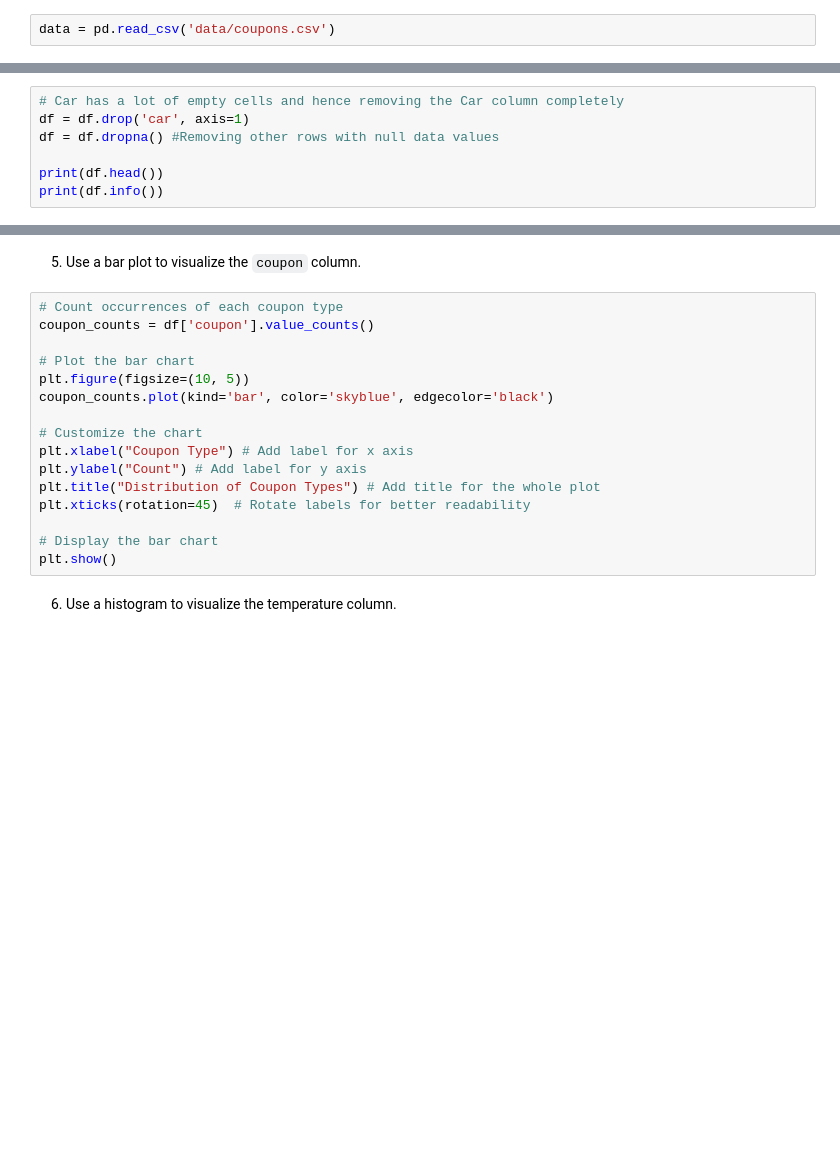
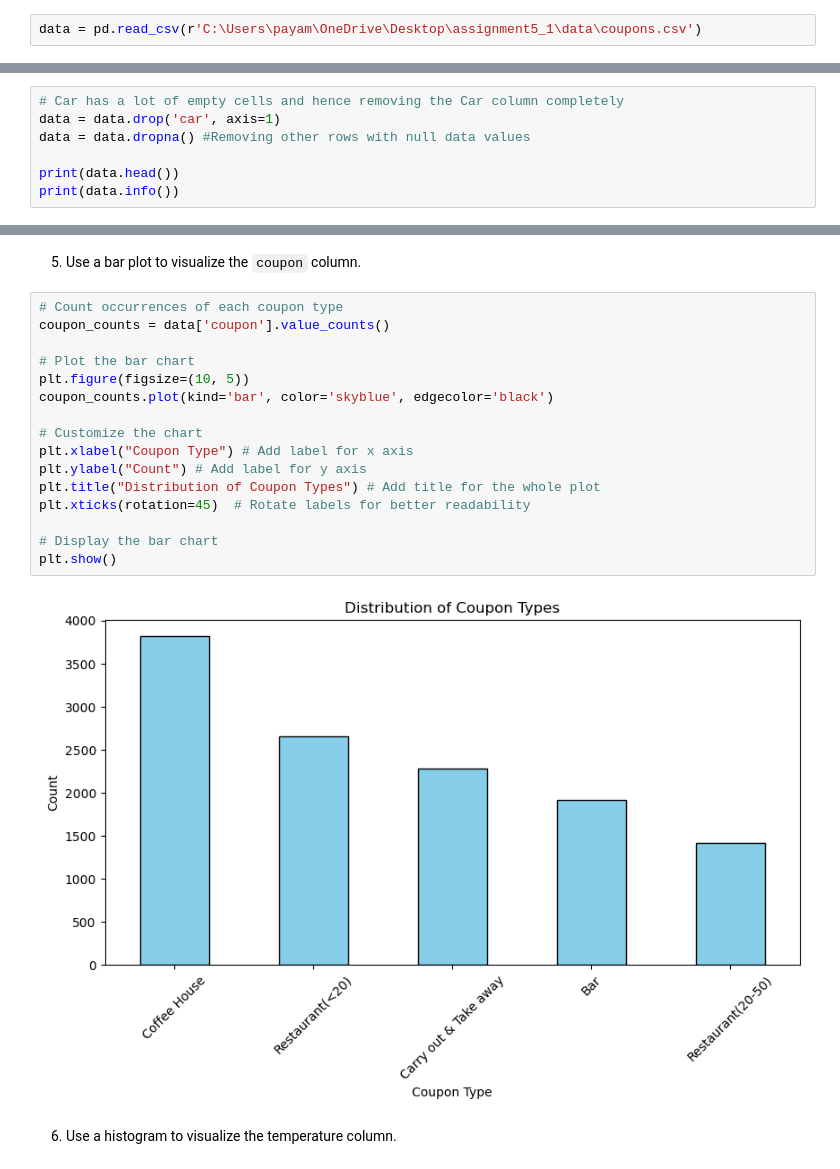
Before and after one commit to PayamFardRepo/assignment5_1, a Jupyter notebook: prompt.ipynb, the cells around one changed output, grey strips where cells are left out. Cells and saved outputs as stored; diff of their text form; blank space fills up the shorter version.

```diff
--- a/prompt.ipynb
+++ b/prompt.ipynb
@@ -67,7 +67,7 @@ Use the prompts below to get started with your data analysis.
 
 1. Read in the `coupons.csv` file.
 # %%
-data = pd.read_csv('data/coupons.csv')
+data = pd.read_csv(r'C:\Users\payam\OneDrive\Desktop\assignment5_1\data\coupons.csv')
 # %%
 data.head()
 # %% [output]
@@ -87,8 +105,8 @@ print(rows_with_missing)
 3. Decide what to do about your missing data -- drop, replace, other...
 # %%
 # Car has a lot of empty cells and hence removing the Car column completely
-df = df.drop('car', axis=1)
-df = df.dropna() #Removing other rows with null data values
+data = data.drop('car', axis=1)
+data = data.dropna() #Removing other rows with null data values
 
-print(df.head())
-print(df.info())
+print(data.head())
+print(data.info())
@@ -104,20 +145,22 @@ print(yes_to_coupons / len(df))
 5. Use a bar plot to visualize the `coupon` column.
 # %%
 # Count occurrences of each coupon type
-coupon_counts = df['coupon'].value_counts()
+coupon_counts = data['coupon'].value_counts()
 
 # Plot the bar chart
 plt.figure(figsize=(10, 5))
 coupon_counts.plot(kind='bar', color='skyblue', edgecolor='black')
 
 # Customize the chart
 plt.xlabel("Coupon Type") # Add label for x axis
 plt.ylabel("Count") # Add label for y axis
 plt.title("Distribution of Coupon Types") # Add title for the whole plot
 plt.xticks(rotation=45)  # Rotate labels for better readability
 
 # Display the bar chart
 plt.show()
+# %% [output]
+[figure, added]
 # %% [markdown]
 6. Use a histogram to visualize the temperature column.
 # %%
```
Also changed, not shown: parts of 12 cells of this notebook.
